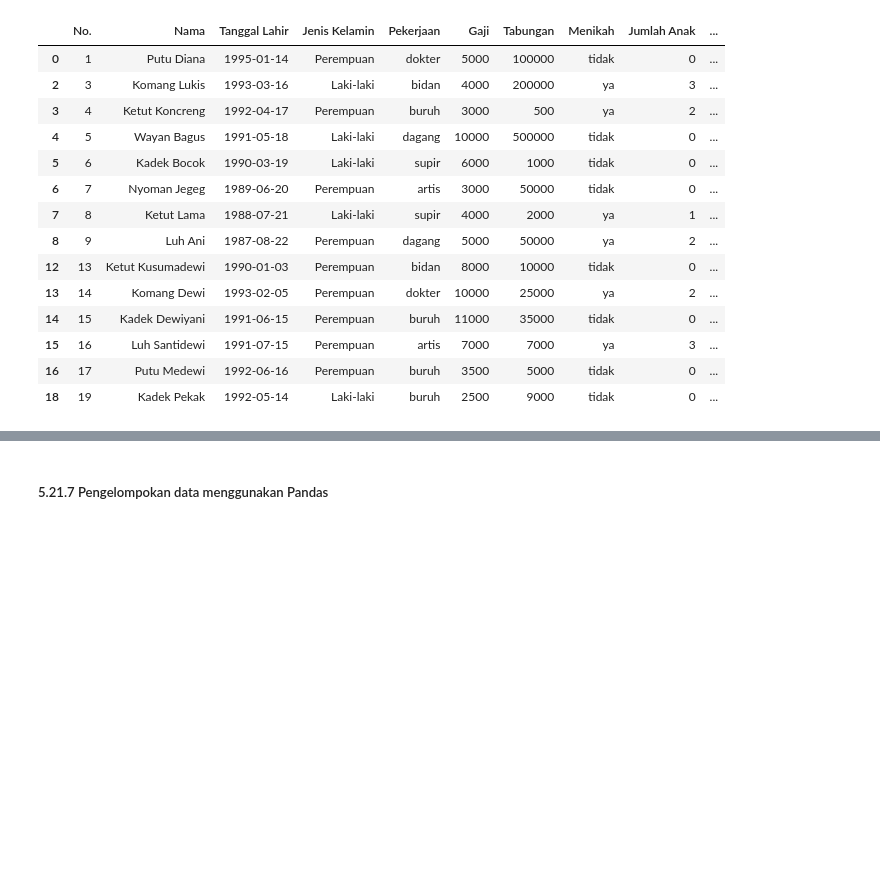
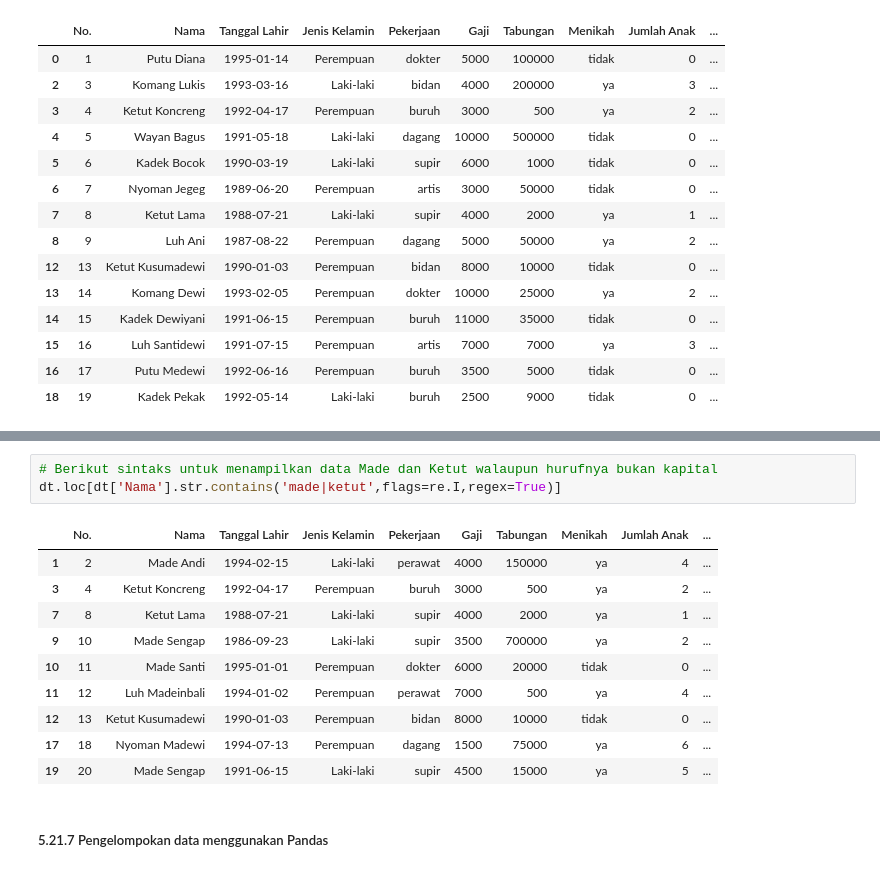
Before and after one commit to deswintadhrm/Tugas-Algoritma, a Jupyter notebook: Kuliah Minggu 6 (10 April 2023).ipynb, the cells around one changed output, grey strips where cells are left out. Drawn from its saved outputs; the diff is of its cells as text; blank space fills up the shorter version.

```diff
--- a/Kuliah Minggu 6 (10 April 2023).ipynb
+++ b/Kuliah Minggu 6 (10 April 2023).ipynb
@@ -297,3 +313,17 @@ dt.loc[~dt['Nama'].str.contains('Made')]
+# %%
+# Berikut sintaks untuk menampilkan data Made dan Ketut walaupun hurufnya bukan kapital
+dt.loc[dt['Nama'].str.contains('made|ketut',flags=re.I,regex=True)]
+# %% [output]
+|  | No. | Nama | Tanggal Lahir | Jenis Kelamin | Pekerjaan | Gaji | Tabungan | Menikah | Jumlah Anak | ... |
+| 1 | 2 | Made Andi | 1994-02-15 | Laki-laki | perawat | 4000 | 150000 | ya | 4 | ... |
+| 3 | 4 | Ketut Koncreng | 1992-04-17 | Perempuan | buruh | 3000 | 500 | ya | 2 | ... |
+| 7 | 8 | Ketut Lama | 1988-07-21 | Laki-laki | supir | 4000 | 2000 | ya | 1 | ... |
+| 9 | 10 | Made Sengap | 1986-09-23 | Laki-laki | supir | 3500 | 700000 | ya | 2 | ... |
+| 10 | 11 | Made Santi | 1995-01-01 | Perempuan | dokter | 6000 | 20000 | tidak | 0 | ... |
+| 11 | 12 | Luh Madeinbali | 1994-01-02 | Perempuan | perawat | 7000 | 500 | ya | 4 | ... |
+| 12 | 13 | Ketut Kusumadewi | 1990-01-03 | Perempuan | bidan | 8000 | 10000 | tidak | 0 | ... |
+| 17 | 18 | Nyoman Madewi | 1994-07-13 | Perempuan | dagang | 1500 | 75000 | ya | 6 | ... |
+| 19 | 20 | Made Sengap | 1991-06-15 | Laki-laki | supir | 4500 | 15000 | ya | 5 | ... |
 # %% [markdown]
 ##### 5.21.7 Pengelompokan data menggunakan Pandas
 # %% [markdown]
```
Also changed, not shown: parts of 20 cells of this notebook.
